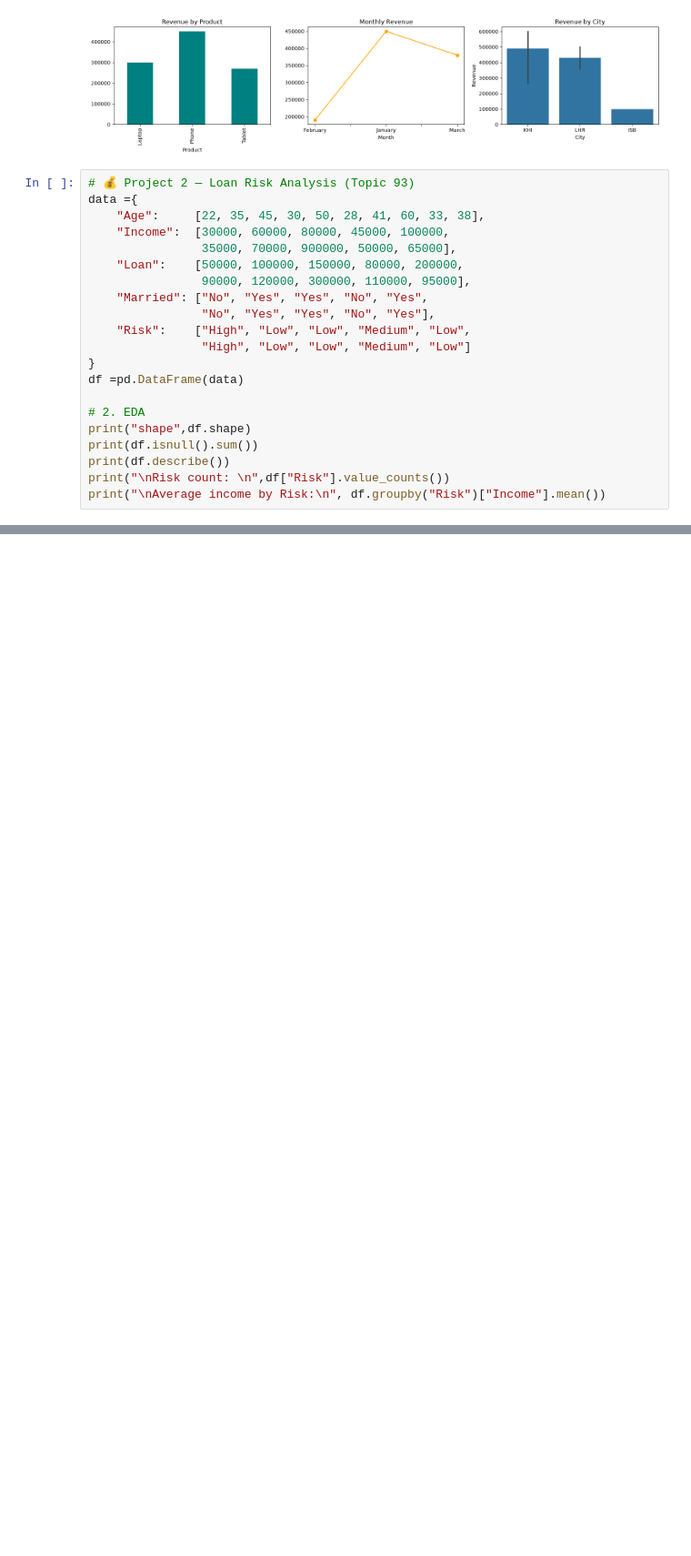
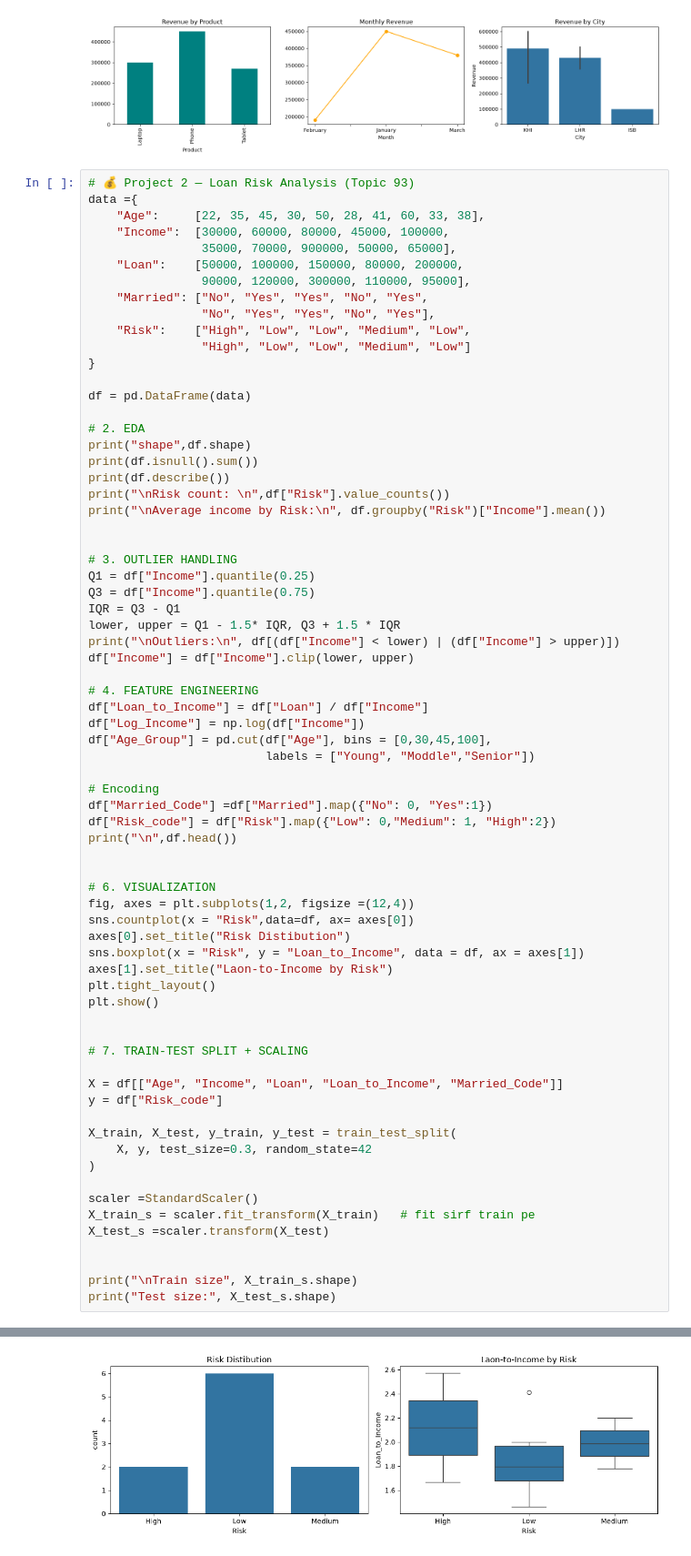
Before and after one commit to Amjad3618/data-analysis-code-, a Jupyter notebook: week2.ipynb, the cells around one changed output, grey strips where cells are left out. Shown at 91% size. Drawn from its saved outputs; the diff is of its cells as text; blank space fills up the shorter version.

```diff
--- a/week2.ipynb
+++ b/week2.ipynb
@@ -690,7 +690,8 @@ data ={
     "Risk":    ["High", "Low", "Low", "Medium", "Low",
                 "High", "Low", "Low", "Medium", "Low"]
 }
-df =pd.DataFrame(data)
+
+df = pd.DataFrame(data)
 
 # 2. EDA
 print("shape",df.shape)
@@ -698,6 +699,54 @@ print(df.isnull().sum())
 print(df.describe())
 print("\nRisk count: \n",df["Risk"].value_counts())
 print("\nAverage income by Risk:\n", df.groupby("Risk")["Income"].mean())
+
+
+# 3. OUTLIER HANDLING
+Q1 = df["Income"].quantile(0.25)
+Q3 = df["Income"].quantile(0.75)
+IQR = Q3 - Q1
+lower, upper = Q1 - 1.5* IQR, Q3 + 1.5 * IQR
+print("\nOutliers:\n", df[(df["Income"] < lower) | (df["Income"] > upper)])
+df["Income"] = df["Income"].clip(lower, upper)
+
+# 4. FEATURE ENGINEERING
+df["Loan_to_Income"] = df["Loan"] / df["Income"]
+df["Log_Income"] = np.log(df["Income"])
+df["Age_Group"] = pd.cut(df["Age"], bins = [0,30,45,100],
+                         labels = ["Young", "Moddle","Senior"])
+
+# Encoding
+df["Married_Code"] =df["Married"].map({"No": 0, "Yes":1})
+df["Risk_code"] = df["Risk"].map({"Low": 0,"Medium": 1, "High":2})
+print("\n",df.head())
+
+
+# 6. VISUALIZATION
+fig, axes = plt.subplots(1,2, figsize =(12,4))
+sns.countplot(x = "Risk",data=df, ax= axes[0])
+axes[0].set_title("Risk Distibution")
+sns.boxplot(x = "Risk", y = "Loan_to_Income", data = df, ax = axes[1])
+axes[1].set_title("Laon-to-Income by Risk")
+plt.tight_layout()
+plt.show()
+
+
+# 7. TRAIN-TEST SPLIT + SCALING
+
+X = df[["Age", "Income", "Loan", "Loan_to_Income", "Married_Code"]]
+y = df["Risk_code"]
+
+X_train, X_test, y_train, y_test = train_test_split(
+    X, y, test_size=0.3, random_state=42
+)
+
+scaler =StandardScaler()
+X_train_s = scaler.fit_transform(X_train)   # fit sirf train pe
+X_test_s =scaler.transform(X_test)
+
+
+print("\nTrain size", X_train_s.shape)
+print("Test size:", X_test_s.shape)
 # %% [output]
 shape (10, 5)
 Age        0
@@ -718,0 +768 @@ Name: Income, dtype: float64
+[figure, added]
```
Also changed, not shown: parts of 1 cell of this notebook.
